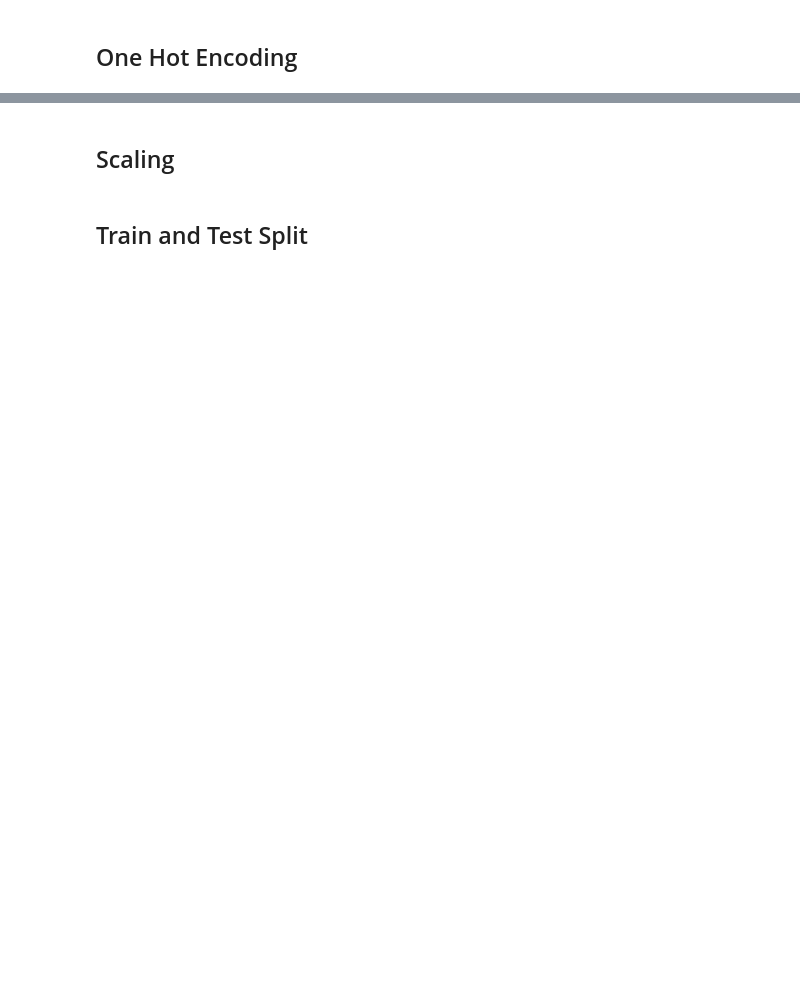
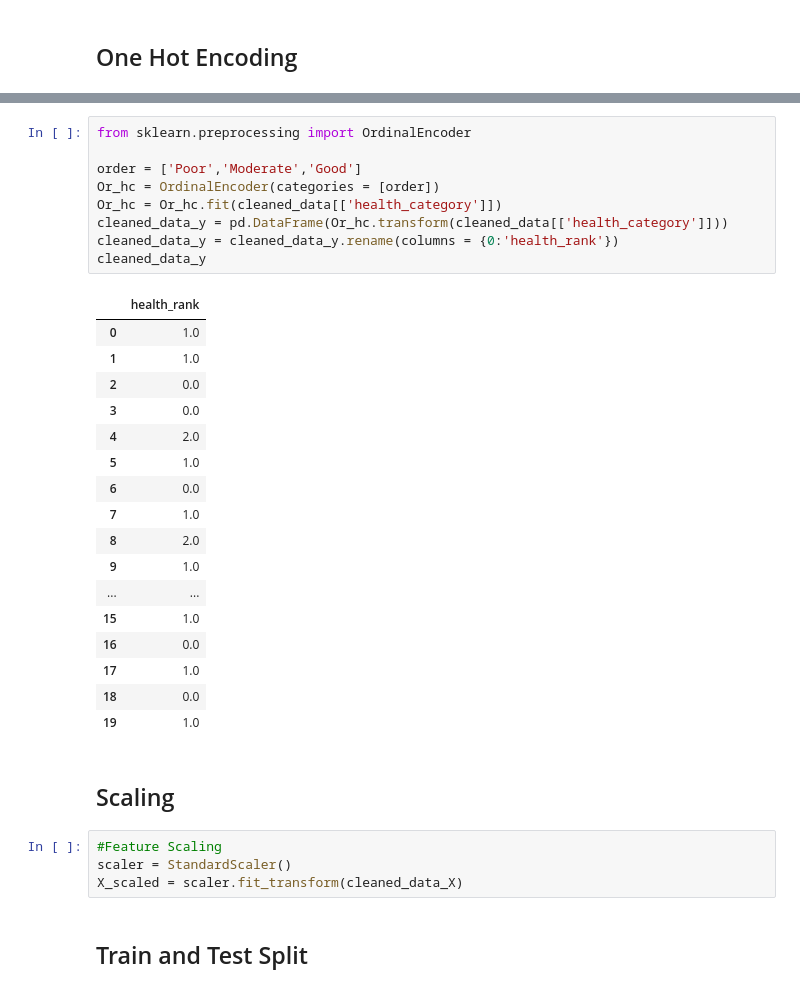
Before and after one commit to RidaDurani/firebase-health-data-analysis, a Jupyter notebook: backend/4_model_training.ipynb, the cells around one changed output, grey strips where cells are left out. Saved outputs shown, nothing was run; the diff lists cells and outputs as text; blank space fills up the shorter version.

```diff
--- a/backend/4_model_training.ipynb
+++ b/backend/4_model_training.ipynb
@@ -109,4 +144,35 @@ def classify_health(row):
+# %%
+from sklearn.preprocessing import OrdinalEncoder
+
+order = ['Poor','Moderate','Good']
+Or_hc = OrdinalEncoder(categories = [order])
+Or_hc = Or_hc.fit(cleaned_data[['health_category']])
+cleaned_data_y = pd.DataFrame(Or_hc.transform(cleaned_data[['health_category']]))
+cleaned_data_y = cleaned_data_y.rename(columns = {0:'health_rank'})
+cleaned_data_y
+# %% [output]
+|  | health_rank |
+| 0 | 1.0 |
+| 1 | 1.0 |
+| 2 | 0.0 |
+| 3 | 0.0 |
+| 4 | 2.0 |
+| 5 | 1.0 |
+| 6 | 0.0 |
+| 7 | 1.0 |
+| 8 | 2.0 |
+| 9 | 1.0 |
+| ... | ... |
+| 15 | 1.0 |
+| 16 | 0.0 |
+| 17 | 1.0 |
+| 18 | 0.0 |
+| 19 | 1.0 |
 # %% [markdown]
 ## Scaling
+# %%
+#Feature Scaling
+scaler = StandardScaler()
+X_scaled = scaler.fit_transform(cleaned_data_X)
 # %% [markdown]
 ## Train and Test Split
```
Also changed, not shown: parts of 13 cells of this notebook.
